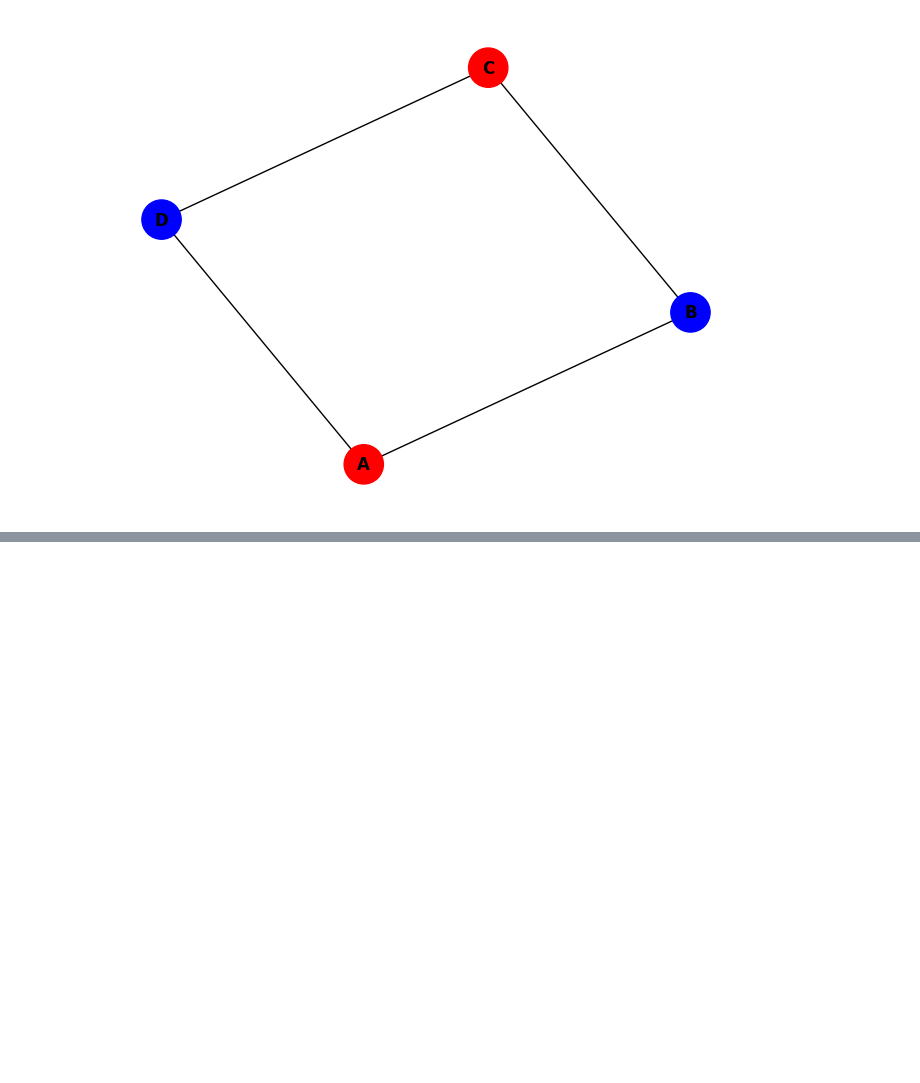
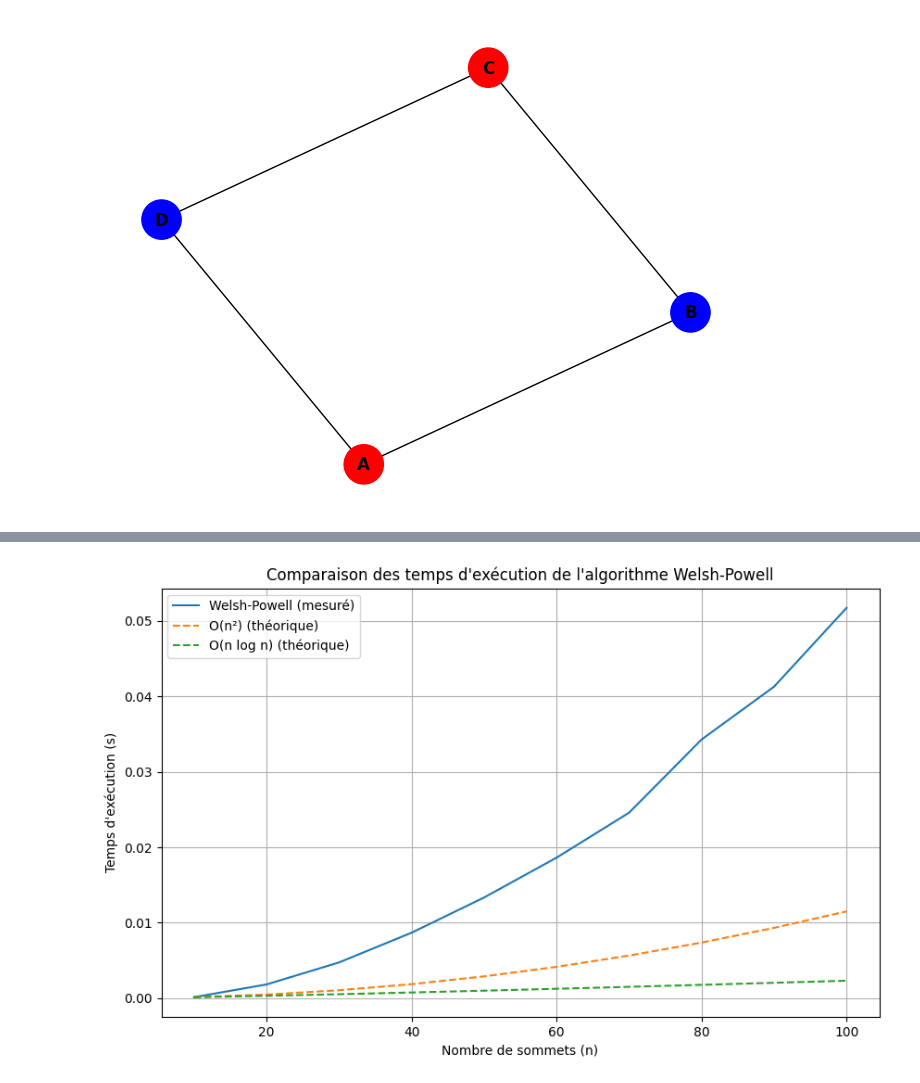
Before and after one commit to GwennGrs/Coloration-d-un-graphe, a Jupyter notebook: welsh_powel.ipynb, the cells around one changed output, grey strips where cells are left out. Drawn from its saved outputs; the diff is of its cells as text; code cells hidden in the pictures; blank space fills up the shorter version.

```diff
--- a/welsh_powel.ipynb
+++ b/welsh_powel.ipynb
@@ -90,0 +103,56 @@ plt.show()
+# %%
+import time
+import networkx as nx
+import numpy as np
+
+import matplotlib.pyplot as plt
+
+def mesure_temps_exe(algorithm, graph, noeuds, aretes):
+    start_time = time.perf_counter()
+    algorithm(noeuds, aretes)
+    return time.perf_counter() - start_time
+
+algorithms = {
+    "Welsh-Powell": Welsh_Powell,
+}
+
+n_valeurs = range(10, 101, 10)
+m = 200
+
+execution_times = {name: [] for name in algorithms}
+
+for n in n_valeurs:
+    random_graph = nx.gnm_random_graph(n, m)
+    noeuds = list(random_graph.nodes)
+    aretes = list(random_graph.edges)
+
+    for name, algorithm in algorithms.items():
+        exec_time = mesure_temps_exe(algorithm, random_graph, noeuds, aretes)
+        execution_times[name].append(exec_time)
+
+plt.figure(figsize=(10, 6))
+for name, times in execution_times.items():
+    plt.plot(n_valeurs, times, label=f"{name} (mesuré)")
+
+# Courbes théoriques
+first_n = list(n_valeurs)[0]
+first_time = execution_times["Welsh-Powell"][0]
+
+# O(n^2) curve
+n2_vals = np.array([n**2 for n in n_valeurs])
+scale_n2 = first_time / (first_n**2)
+plt.plot(n_valeurs, n2_vals * scale_n2, '--', label="O(n²) (théorique)")
+
+# O(n log n) curve
+nlogn_vals = np.array([n * np.log(n) for n in n_valeurs])
+scale_nlogn = first_time / (first_n * np.log(first_n))
+plt.plot(n_valeurs, nlogn_vals * scale_nlogn, '--', label="O(n log n) (théorique)")
+
+plt.xlabel("Nombre de sommets (n)")
+plt.ylabel("Temps d'exécution (s)")
+plt.title("Comparaison des temps d'exécution de l'algorithme Welsh-Powell")
+plt.legend()
+plt.grid()
+plt.show()
+# %% [output]
+[figure, added]
```
Also changed, not shown: parts of 3 cells of this notebook, 2 other files.
